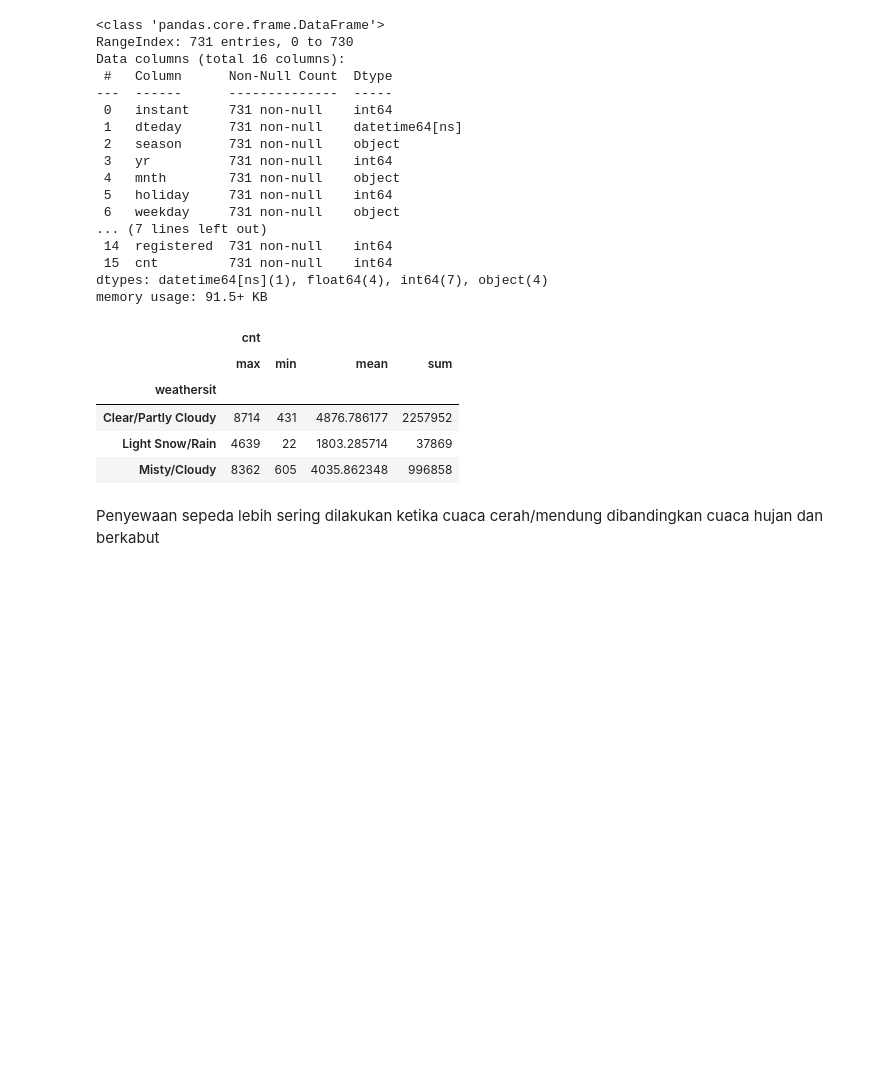
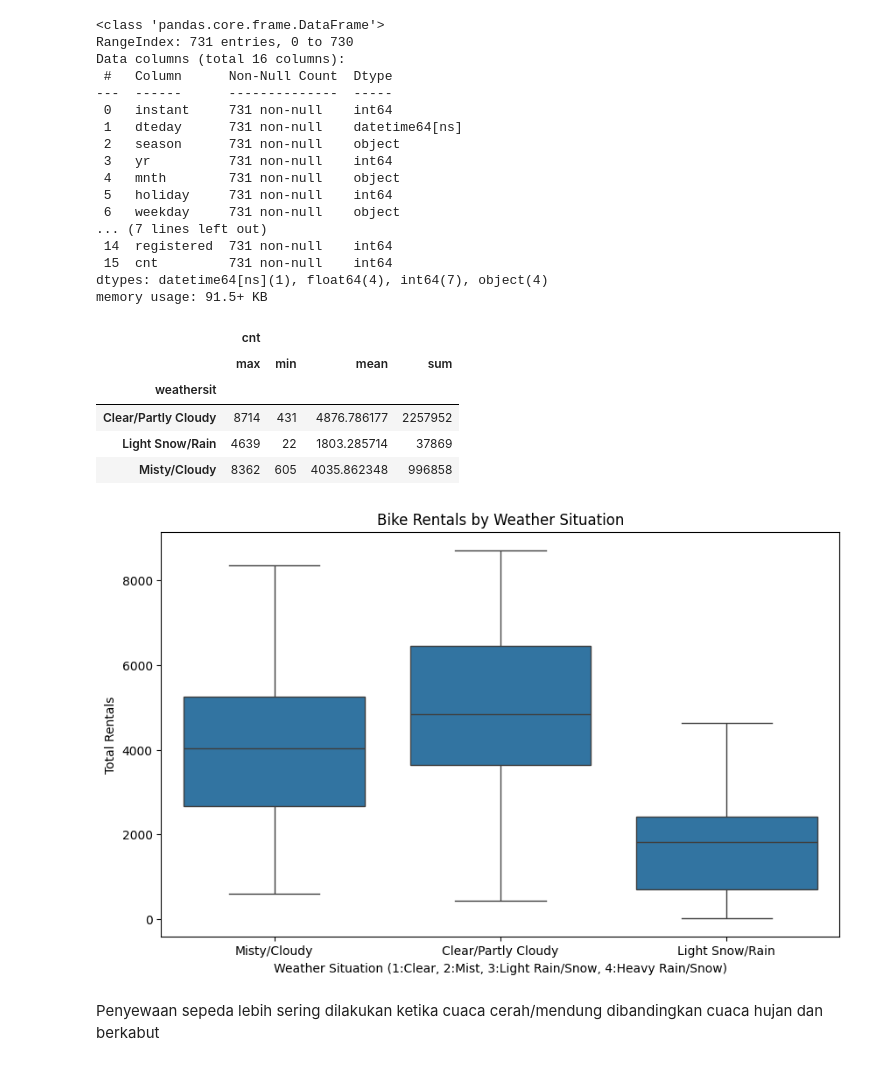
Before and after one commit to PatandyaW/Submition, a Jupyter notebook: submission.ipynb, the cells around one changed output. Saved outputs shown, nothing was run; the diff lists cells and outputs as text; code cells hidden in the pictures; blank space fills up the shorter version.

```diff
--- a/submission.ipynb
+++ b/submission.ipynb
@@ -200,6 +214,15 @@ day_df.groupby(by='weathersit').agg({
 | Clear/Partly Cloudy | 8714 | 431 | 4876.786177 | 2257952 |
 | Light Snow/Rain | 4639 | 22 | 1803.285714 | 37869 |
 | Misty/Cloudy | 8362 | 605 | 4035.862348 | 996858 |
+# %%
+plt.figure(figsize=(10,6))
+sns.boxplot(x='weathersit', y='cnt', data=day_df)
+plt.title('Bike Rentals by Weather Situation')
+plt.xlabel('Weather Situation (1:Clear, 2:Mist, 3:Light Rain/Snow, 4:Heavy Rain/Snow)')
+plt.ylabel('Total Rentals')
+plt.show()
+# %% [output]
+[figure, added]
 # %% [markdown]
 Penyewaan sepeda lebih sering dilakukan ketika cuaca cerah/mendung dibandingkan cuaca hujan dan berkabut
 # %%
```
Also changed, not shown: parts of 10 cells of this notebook.
